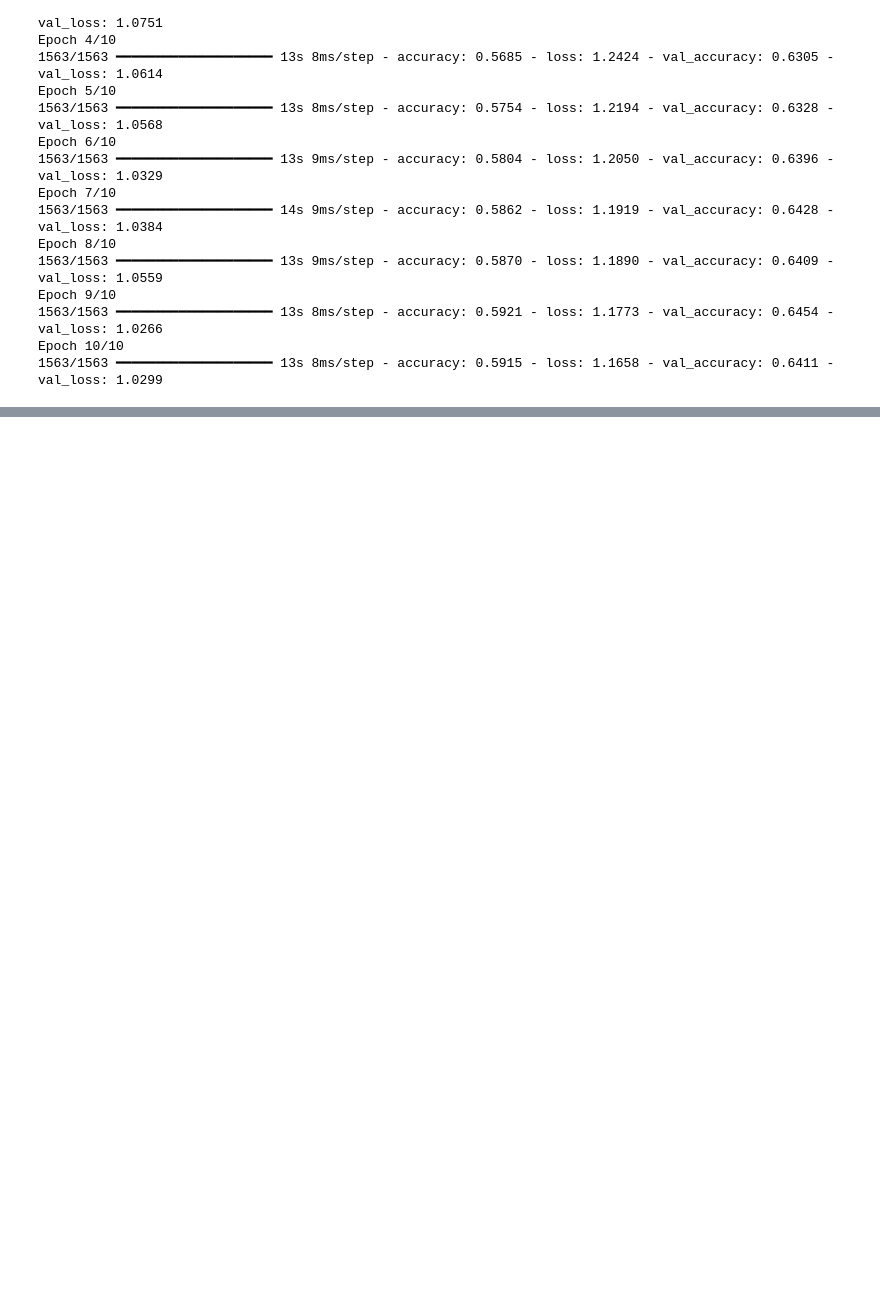
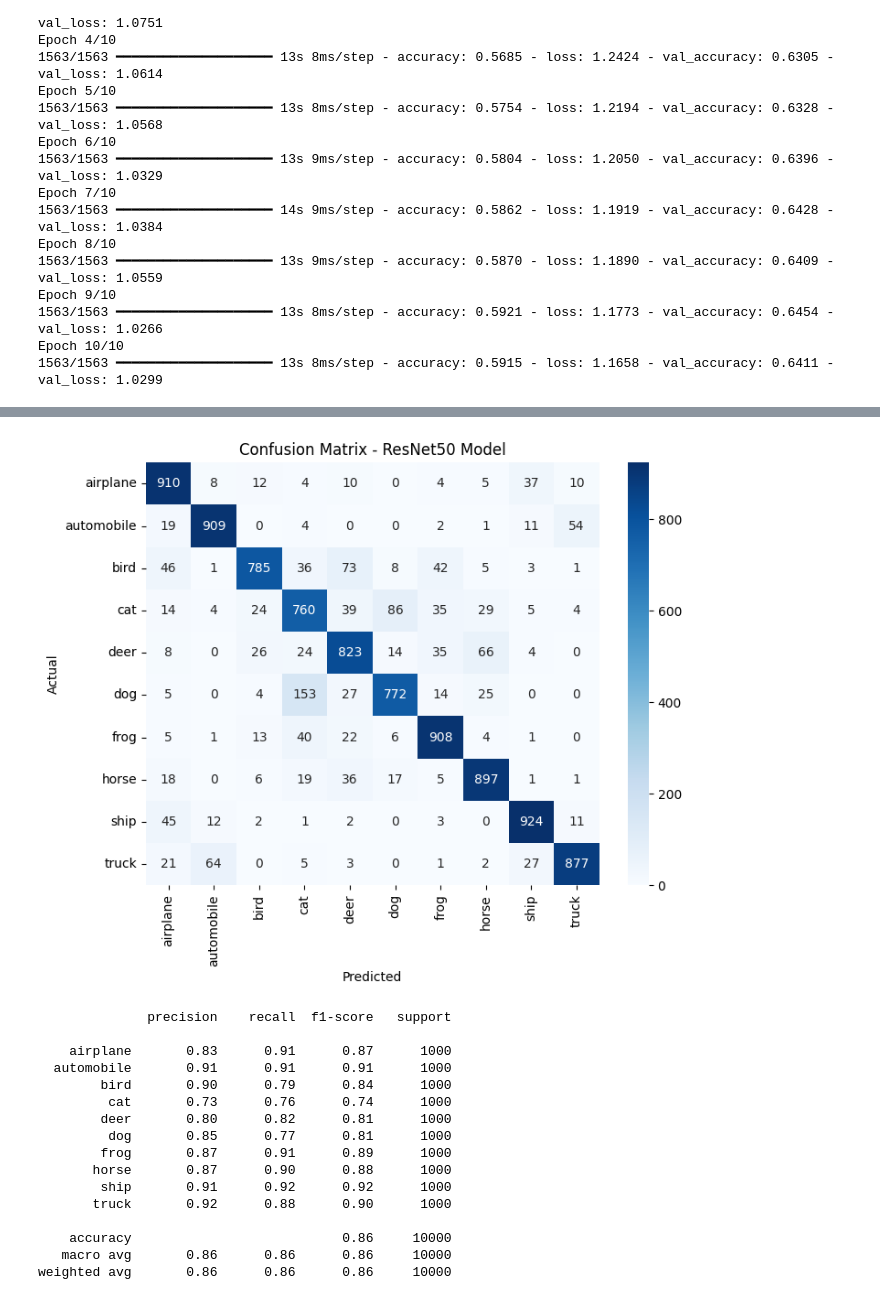
Before and after one commit to bot18-debug/Deep-Learning, a Jupyter notebook: cifar10_classifier.ipynb, the cells around one changed output, grey strips where cells are left out. Drawn from its saved outputs; the diff is of its cells as text; code cells hidden in the pictures; blank space fills up the shorter version.

```diff
--- a/cifar10_classifier.ipynb
+++ b/cifar10_classifier.ipynb
@@ -24,30 +29,3 @@ plt.show()
 Training photos: (50000, 32, 32, 3)
 Testing photos: (10000, 32, 32, 3)
 [figure]
-# %%
-IMG_SIZE = 96
-
-def preprocess(image, label):
-    image = tf.image.resize(image, (IMG_SIZE, IMG_SIZE))
-    image = preprocess_input(image)
-    return image, label
-
-train_ds = tf.data.Dataset.from_tensor_slices((x_train, y_train)).map(preprocess).batch(64).prefetch(tf.data.AUTOTUNE)
-test_ds = tf.data.Dataset.from_tensor_slices((x_test, y_test)).map(preprocess).batch(64).prefetch(tf.data.AUTOTUNE)
-
-base_model = ResNet50(weights='imagenet', include_top=False, input_shape=(IMG_SIZE, IMG_SIZE, 3))
-base_model.trainable = False
-
-model_resnet = models.Sequential([
-    base_model,
-    layers.GlobalAveragePooling2D(),
-    layers.Dropout(0.5),
-    layers.Dense(64, activation='relu'),
-    layers.Dropout(0.3),
-    layers.Dense(10, activation='softmax')
-])
-
-model_resnet.compile(optimizer='adam', loss='sparse_categorical_crossentropy', metrics=['accuracy'])
-model_resnet.summary()
-
-history_resnet = model_resnet.fit(train_ds, epochs=10, validation_data=test_ds)
@@ -147,0 +196,18 @@ Epoch 10/10
+# %%
+
+
+y_pred_probs = model_resnet.predict(test_ds)
+y_pred = np.argmax(y_pred_probs, axis=1)
+y_true = y_test.flatten()
+
+cm = confusion_matrix(y_true, y_pred)
+
+plt.figure(figsize=(8,6))
+sns.heatmap(cm, annot=True, fmt='d', cmap='Blues', xticklabels=class_names, yticklabels=class_names)
+plt.xlabel('Predicted')
+plt.ylabel('Actual')
+plt.title('Confusion Matrix - ResNet50 Model')
+plt.show()
+
+print(classification_report(y_true, y_pred, target_names=class_names))
+# %% [output]
@@ -147,0 +215,17 @@ Epoch 10/10
+[figure, added]
+              precision    recall  f1-score   support
+
+    airplane       0.83      0.91      0.87      1000
+  automobile       0.91      0.91      0.91      1000
+        bird       0.90      0.79      0.84      1000
+         cat       0.73      0.76      0.74      1000
+        deer       0.80      0.82      0.81      1000
+         dog       0.85      0.77      0.81      1000
+        frog       0.87      0.91      0.89      1000
+       horse       0.87      0.90      0.88      1000
+        ship       0.91      0.92      0.92      1000
+       truck       0.92      0.88      0.90      1000
+
+    accuracy                           0.86     10000
+   macro avg       0.86      0.86      0.86     10000
+weighted avg       0.86      0.86      0.86     10000
```
Also changed, not shown: parts of 5 cells of this notebook.
